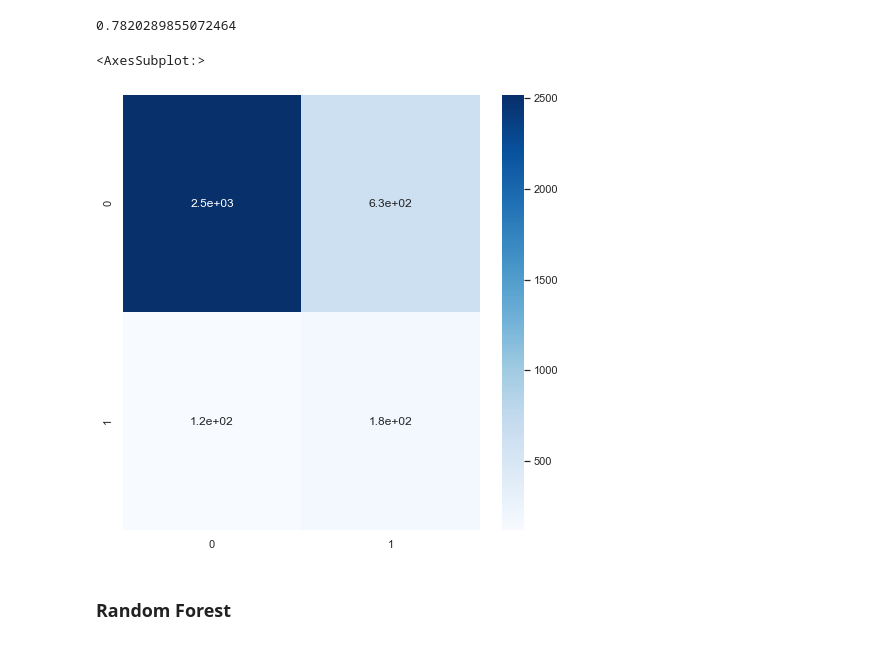
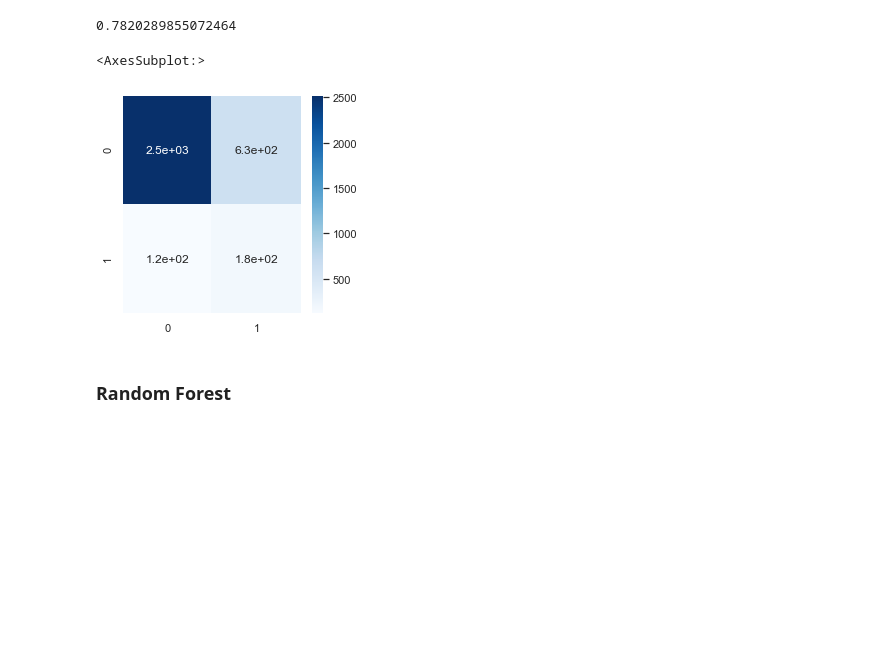
Before and after one commit to lucianogarim/HR-Analytics-Job-Change-of-Data-Scientists, a Jupyter notebook: trabalho.ipynb, the cells around one changed output. Drawn from its saved outputs; the diff is of its cells as text; code cells hidden in the pictures; blank space fills up the shorter version.

```diff
--- a/trabalho.ipynb
+++ b/trabalho.ipynb
@@ -434,11 +432,11 @@ clf.score(X_test,y_test)
 0.7820289855072464
 # %%
 cm = confusion_matrix(clf.predict(X_test), y_test)
-fig = plt.figure(figsize = (8,8))
+fig = plt.figure(figsize = (4,4))
 sns.heatmap(cm, annot = True, cmap = 'Blues')
 # %% [output]
 <AxesSubplot:>
-[figure, old version]
+[figure, new version]
 # %% [markdown]
 ### Random Forest
 # %%
```
Also changed, not shown: parts of 7 cells of this notebook.
